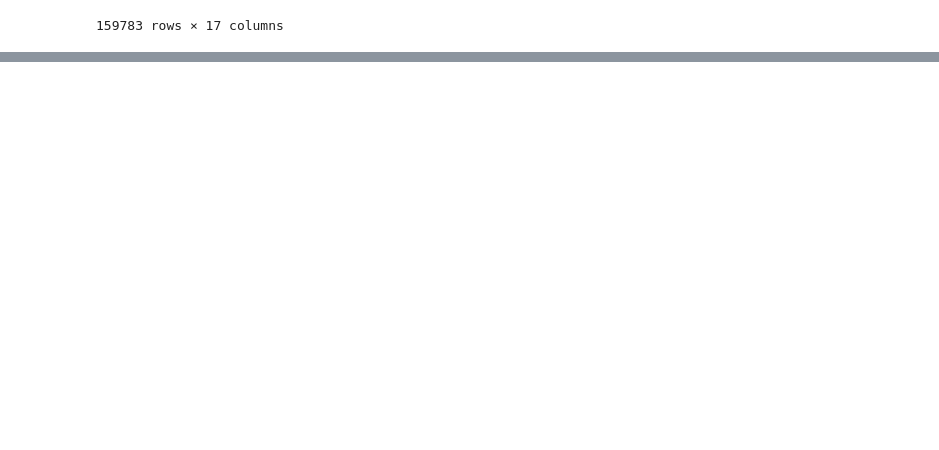
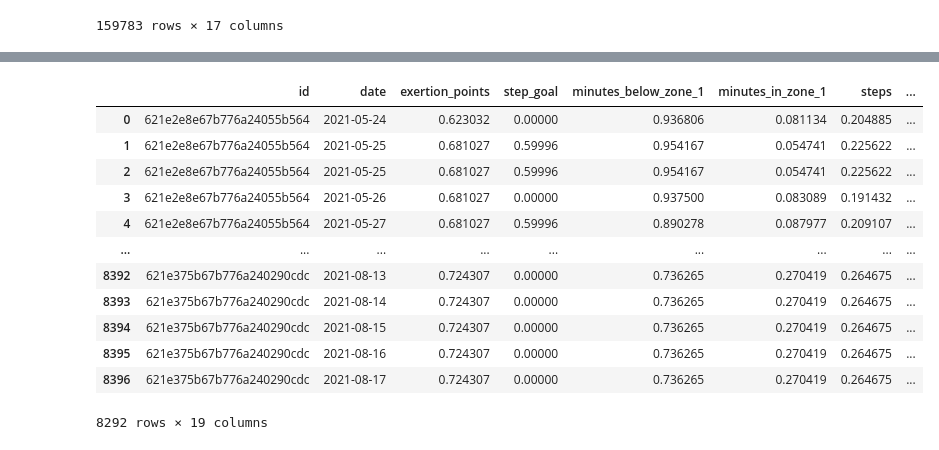
Before and after one commit to eparascho/LLMs-for-explanations, a Jupyter notebook: clustering/prepare_clustering_inputs.ipynb, the cells around one changed output, grey strips where cells are left out. Drawn from its saved outputs; the diff is of its cells as text; code cells hidden in the pictures; blank space fills up the shorter version.

```diff
--- a/clustering/prepare_clustering_inputs.ipynb
+++ b/clustering/prepare_clustering_inputs.ipynb
@@ -62,0 +84,17 @@ clean_data.to_pickle('../data/clustering_input/clustering_df_clean.pkl')
+# %%
+categories_data_daily = full_data_daily[['id', 'date', 'exertion_points','step_goal', 'minutes_below_zone_1', 'minutes_in_zone_1', 'steps', 'very_active_minutes', 'minutes_in_zone_2', 'minutes_in_zone_3', 'altitude', 'lightly_active_minutes', 'moderately_active_minutes', 'sedentary_minutes', 'exercise', 'exercise_duration', 'sleep_points', 'sleep_duration', 'calories']]
+categories_data_daily
+# %% [output]
+|  | id | date | exertion_points | step_goal | minutes_below_zone_1 | minutes_in_zone_1 | steps | ... |
+| 0 | 621e2e8e67b776a24055b564 | 2021-05-24 | 0.623032 | 0.00000 | 0.936806 | 0.081134 | 0.204885 | ... |
+| 1 | 621e2e8e67b776a24055b564 | 2021-05-25 | 0.681027 | 0.59996 | 0.954167 | 0.054741 | 0.225622 | ... |
+| 2 | 621e2e8e67b776a24055b564 | 2021-05-25 | 0.681027 | 0.59996 | 0.954167 | 0.054741 | 0.225622 | ... |
+| 3 | 621e2e8e67b776a24055b564 | 2021-05-26 | 0.681027 | 0.00000 | 0.937500 | 0.083089 | 0.191432 | ... |
+| 4 | 621e2e8e67b776a24055b564 | 2021-05-27 | 0.681027 | 0.59996 | 0.890278 | 0.087977 | 0.209107 | ... |
+| ... | ... | ... | ... | ... | ... | ... | ... | ... |
+| 8392 | 621e375b67b776a240290cdc | 2021-08-13 | 0.724307 | 0.00000 | 0.736265 | 0.270419 | 0.264675 | ... |
+| 8393 | 621e375b67b776a240290cdc | 2021-08-14 | 0.724307 | 0.00000 | 0.736265 | 0.270419 | 0.264675 | ... |
+| 8394 | 621e375b67b776a240290cdc | 2021-08-15 | 0.724307 | 0.00000 | 0.736265 | 0.270419 | 0.264675 | ... |
+| 8395 | 621e375b67b776a240290cdc | 2021-08-16 | 0.724307 | 0.00000 | 0.736265 | 0.270419 | 0.264675 | ... |
+| 8396 | 621e375b67b776a240290cdc | 2021-08-17 | 0.724307 | 0.00000 | 0.736265 | 0.270419 | 0.264675 | ... |
+8292 rows × 19 columns
```
Also changed, not shown: parts of 6 cells of this notebook, 44 other files.
